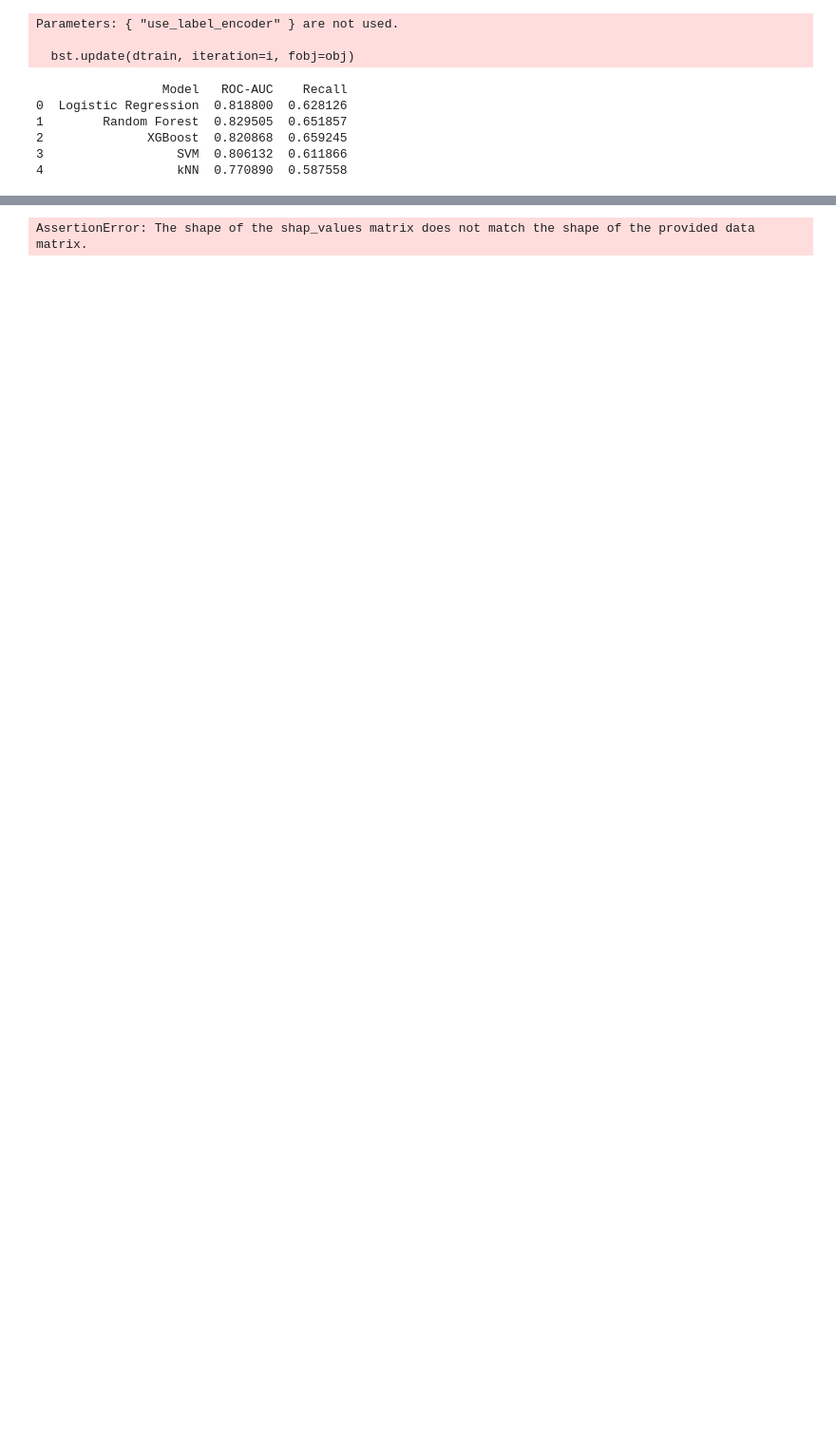
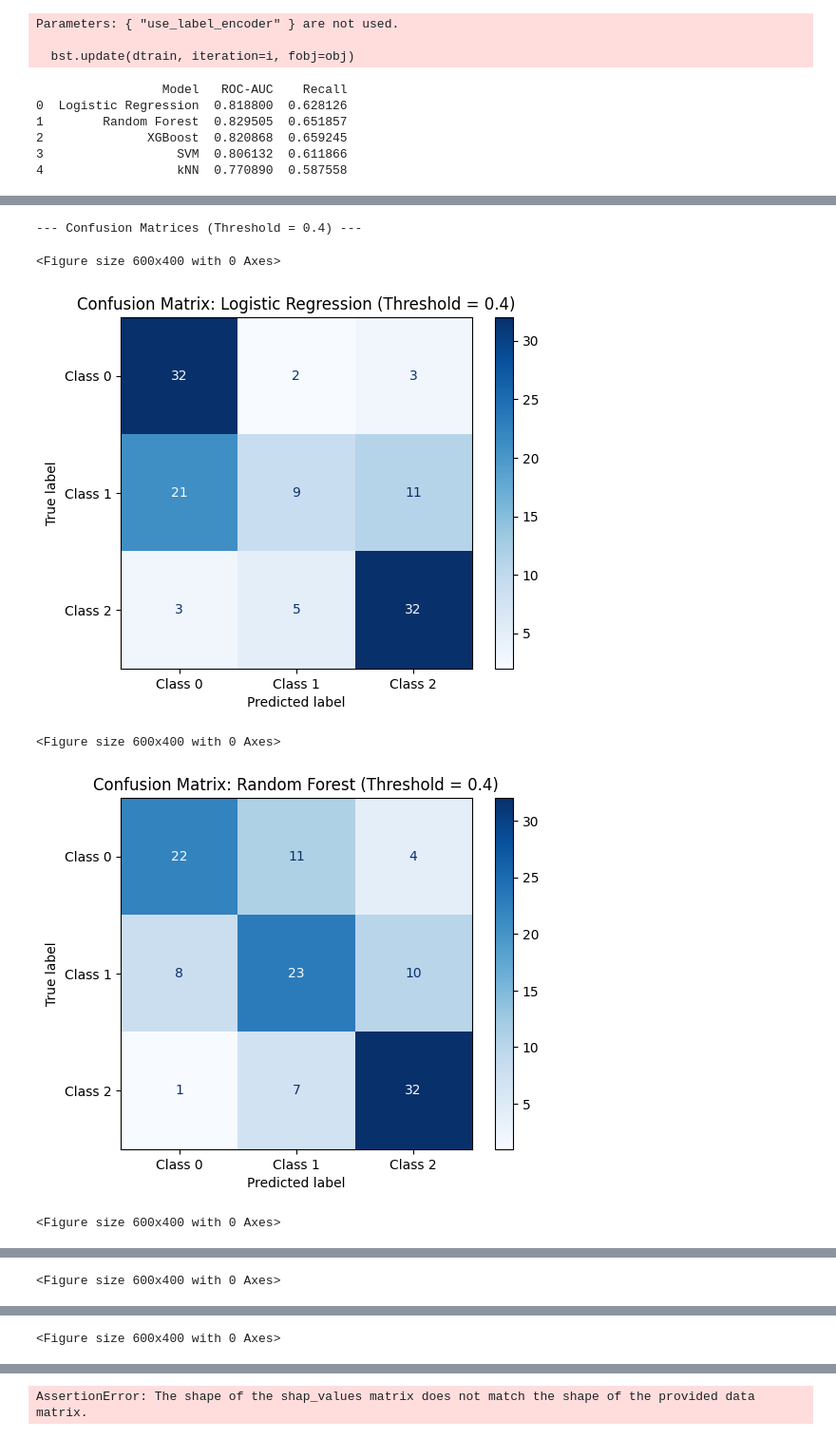
Before and after one commit to JDpodichetty/iRI_2025_AS, a Jupyter notebook: Code/cancer/pancreatic_cancer_code.ipynb, the cells around one changed output, grey strips where cells are left out. Shown at 95% size. Drawn from its saved outputs; the diff is of its cells as text; code cells hidden in the pictures; blank space fills up the shorter version.

```diff
--- a/Code/cancer/pancreatic_cancer_code.ipynb
+++ b/Code/cancer/pancreatic_cancer_code.ipynb
@@ -433,7 +485,7 @@ print("\n--- Evaluation with Threshold = 0.4 ---\n")
 
 # Binarize y_test for ROC-AUC
 y_test_bin = label_binarize(y_test, classes=[0, 1, 2])
-threshold = 0.4
+threshold = 0.2
 
 for name, model in models.items():
     if not hasattr(model, "predict_proba"):
@@ -532,0 +606,14 @@ print(cv_df)
+# %%
+y_proba = model.predict_proba(X_test_scaled)
+threshold = 0.4
+y_pred_custom = []
+
+for probs in y_proba:
+    if probs[2] >= threshold:
+        y_pred_custom.append(2)  # cancer
+    else:
+        y_pred_custom.append(np.argmax(probs))  # fallback to highest prob
+from sklearn.metrics import classification_report, confusion_matrix
+
+print(confusion_matrix(y_test, y_pred_custom))
+print(classification_report(y_test, y_pred_custom, target_names=["Normal", "Benign", "Cancer"]))
@@ -532,0 +633,34 @@ print(cv_df)
+# %%
+from sklearn.metrics import confusion_matrix, ConfusionMatrixDisplay
+import matplotlib.pyplot as plt
+import numpy as np
+
+print("\n--- Confusion Matrices (Threshold = 0.4) ---\n")
+threshold = 0.4
+
+for name, model in models.items():
+    if not hasattr(model, "predict_proba"):
+        print(f"{name} skipped (no predict_proba support)\n")
+        continue
+
+    y_proba = model.predict_proba(X_test_scaled)
+
+    # Threshold-based prediction
+    y_pred_thresh = [np.argmax(probs) if max(probs) >= threshold else np.argmax(probs) for probs in y_proba]
+
+    # Confusion Matrix
+    cm = confusion_matrix(y_test, y_pred_thresh, labels=[0, 1, 2])
+    disp = ConfusionMatrixDisplay(confusion_matrix=cm, display_labels=["Class 0", "Class 1", "Class 2"])
+
+    plt.figure(figsize=(6, 4))
+    disp.plot(cmap='Blues', values_format='d')
+    plt.title(f"Confusion Matrix: {name} (Threshold = 0.4)")
+    plt.grid(False)
+    plt.show()
+# %% [output]
+--- Confusion Matrices (Threshold = 0.4) ---
+<Figure size 600x400 with 0 Axes>
+[figure, added]
+<Figure size 600x400 with 0 Axes>
+[figure, added]
+<Figure size 600x400 with 0 Axes>
@@ -532,0 +668 @@ print(cv_df)
+<Figure size 600x400 with 0 Axes>
@@ -532,0 +670 @@ print(cv_df)
+<Figure size 600x400 with 0 Axes>
```
Also changed, not shown: parts of 18 cells of this notebook.
